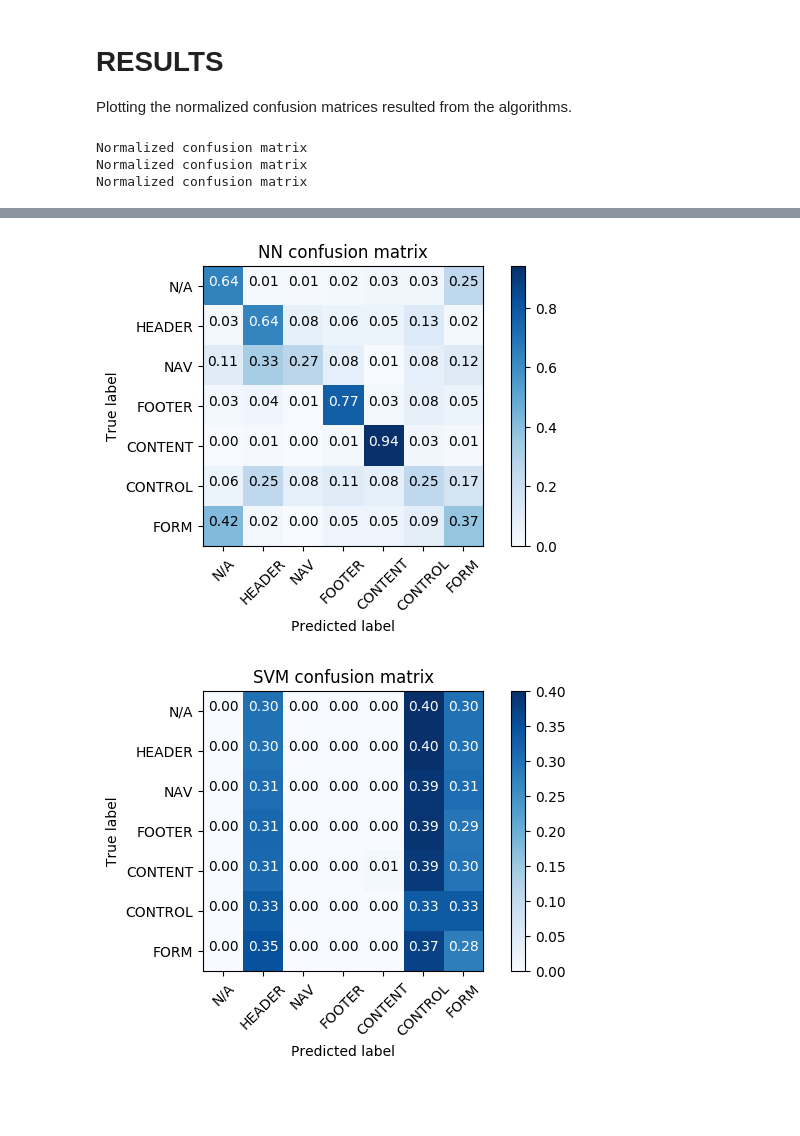
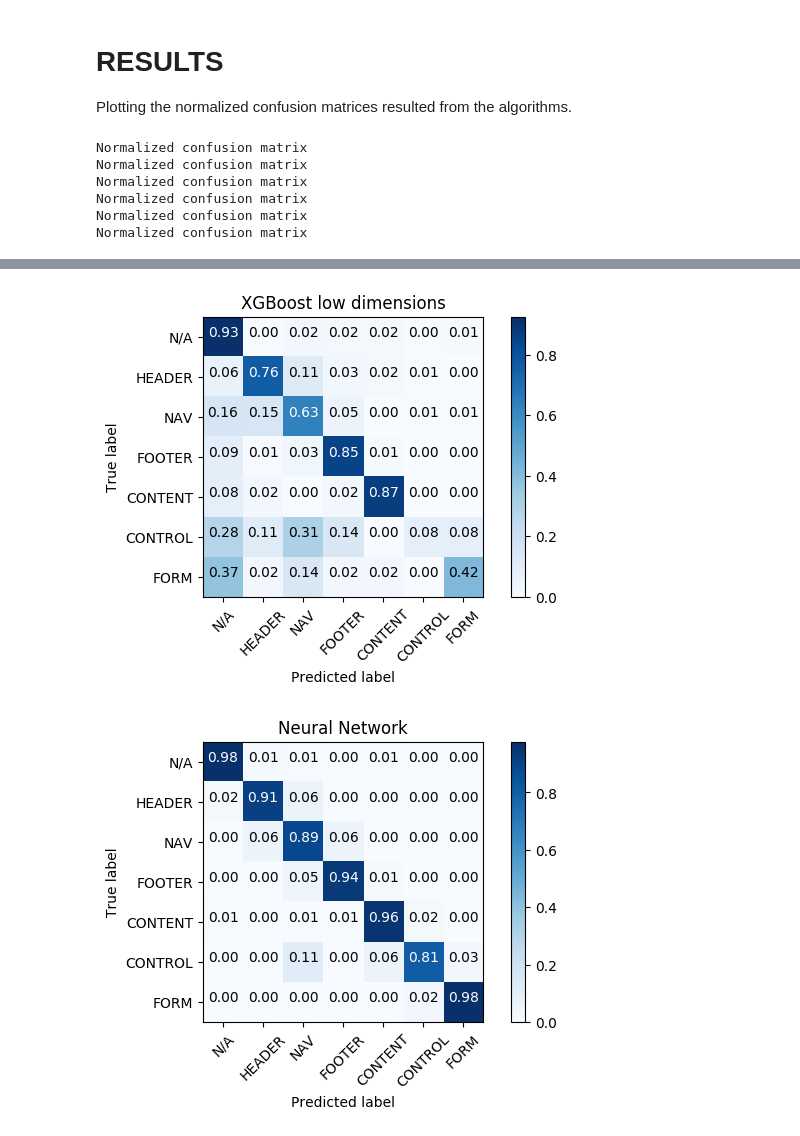
Before and after one commit to raulincze/website-parsing, a Jupyter notebook: section_classifiers.ipynb, the cells around one changed output, grey strips where cells are left out. Saved outputs shown, nothing was run; the diff lists cells and outputs as text; code cells hidden in the pictures; blank space fills up the shorter version.

Commit message:
Changed loss function of neural network.

```diff
--- a/section_classifiers.ipynb
+++ b/section_classifiers.ipynb
@@ -53,7 +58,7 @@ kfold = KFold(n_splits=10)
 pred = cross_val_predict(estimator, data, labels, cv=kfold)
 xg_conf_mat = confusion_matrix(labels, pred)
 weak_pred = cross_val_predict(estimator, small_data, labels, cv=kfold)
-xg_conf_mat_small = confusion_matrix(labels, pred)
+xg_conf_mat_small = confusion_matrix(labels, weak_pred)
 # %% [markdown]
 NEURAL NETWORK
 -----
@@ -61,8 +66,10 @@ Fitting a simple neural network classifier an all the data, using 10-fold valida
 # %%
 def build_model(input_dim):
     model = Sequential()
-    model.add(Dense(1024, input_dim=input_dim, activation='relu'))
+    model.add(Dense(512, input_dim=input_dim, activation='relu'))
+    model.add(Dropout(0.2))
     model.add(Dense(512, activation='relu'))
+    model.add(Dropout(0.2))
     model.add(Dense(512, activation='relu'))
     model.add(Dropout(0.2))
     model.add(Dense(256, activation='relu'))
@@ -71,7 +78,8 @@ def build_model(input_dim):
     model.add(Dropout(0.2))
     model.add(Dense(7, activation='relu'))
     # Compile model
-    model.compile(loss='categorical_crossentropy', optimizer='adam', metrics=['accuracy'])
+    adam = Adam(clipnorm=1.)
+    model.compile(loss='mse', optimizer=adam, metrics=['accuracy'])
     # Fit the model
     return model
 
@@ -83,7 +91,7 @@ def crossval_nn(data, labels):
     for train, test in kfold.split(data, labels):
         print(fold)
         model = build_model(data.shape[1])
-        #stop_callback = EarlyStopping(monitor='val_acc', patience=10, min_delta=0.00001)
+        stop_callback = EarlyStopping(monitor='val_loss', patience=5, min_delta=0.0001)
         model.fit(data[train], categorical_labels[train], validation_data=(data[test], categorical_labels[test]), epochs=1500, batch_size=300, class_weight=weights, verbose=0)
         # evaluate the model
         preds = np.argmax(model.predict(data[test], verbose=0), axis=1)
@@ -127,7 +114,7 @@ def crossval_svm(data, labels):
     fold = 1
     for train, test in kfold.split(data, labels):
         print(fold)
-        model = svm.SVC(decision_function_shape='ovo', class_weight=weights)
+        model = svm.SVC(decision_function_shape='ovr', class_weight=weights, kernel='linear')
         #stop_callback = EarlyStopping(monitor='val_acc', patience=10, min_delta=0.00001)
         model.fit(data[train], labels[train])
         # evaluate the model
@@ -167,19 +133,30 @@ Plotting the normalized confusion matrices resulted from the algorithms.
 # %%
 np.set_printoptions(precision=2)
 
-# Plot normalized confusion matrix
 plt.figure(dpi=100)
 plot_confusion_matrix(xg_conf_mat, classes=CLASSES_NAMES, normalize=True,
-                      title='XGBoost confusion matrix')
+                      title='XGBoost')
+plt.figure(dpi=100)
+plot_confusion_matrix(xg_conf_mat_small, classes=CLASSES_NAMES, normalize=True,
+                      title='XGBoost low dimensions')
 plt.figure(dpi=100)
 plot_confusion_matrix(nn_conf_mat, classes=CLASSES_NAMES, normalize=True,
-                      title='NN confusion matrix')
+                      title='Neural Network')
+plt.figure(dpi=100)
+plot_confusion_matrix(nn_conf_mat_small, classes=CLASSES_NAMES, normalize=True,
+                      title='Neural Network low dimensons')
 plt.figure(dpi=100)
 plot_confusion_matrix(svm_conf_mat, classes=CLASSES_NAMES, normalize=True,
-                      title='SVM confusion matrix')
+                      title='SVM')
+plt.figure(dpi=100)
+plot_confusion_matrix(svm_conf_mat_small, classes=CLASSES_NAMES, normalize=True,
+                      title='SVM low dimensions')
 
 plt.show()
 # %% [output]
 Normalized confusion matrix
 Normalized confusion matrix
 Normalized confusion matrix
+Normalized confusion matrix
+Normalized confusion matrix
+Normalized confusion matrix
@@ -187,2 +164,2 @@ Normalized confusion matrix
-[figure, old version]
+[figure, new version]
-[figure, old version]
+[figure, new version]
```
Also changed, not shown: parts of 5 cells of this notebook.
